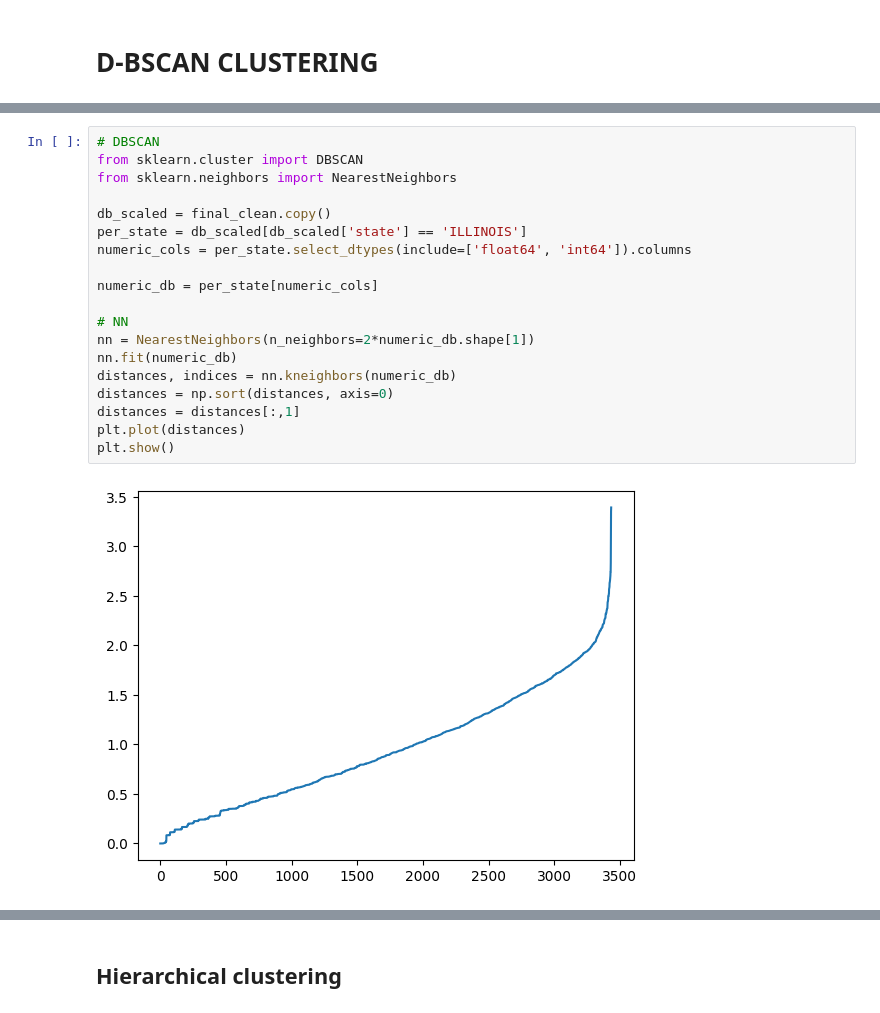
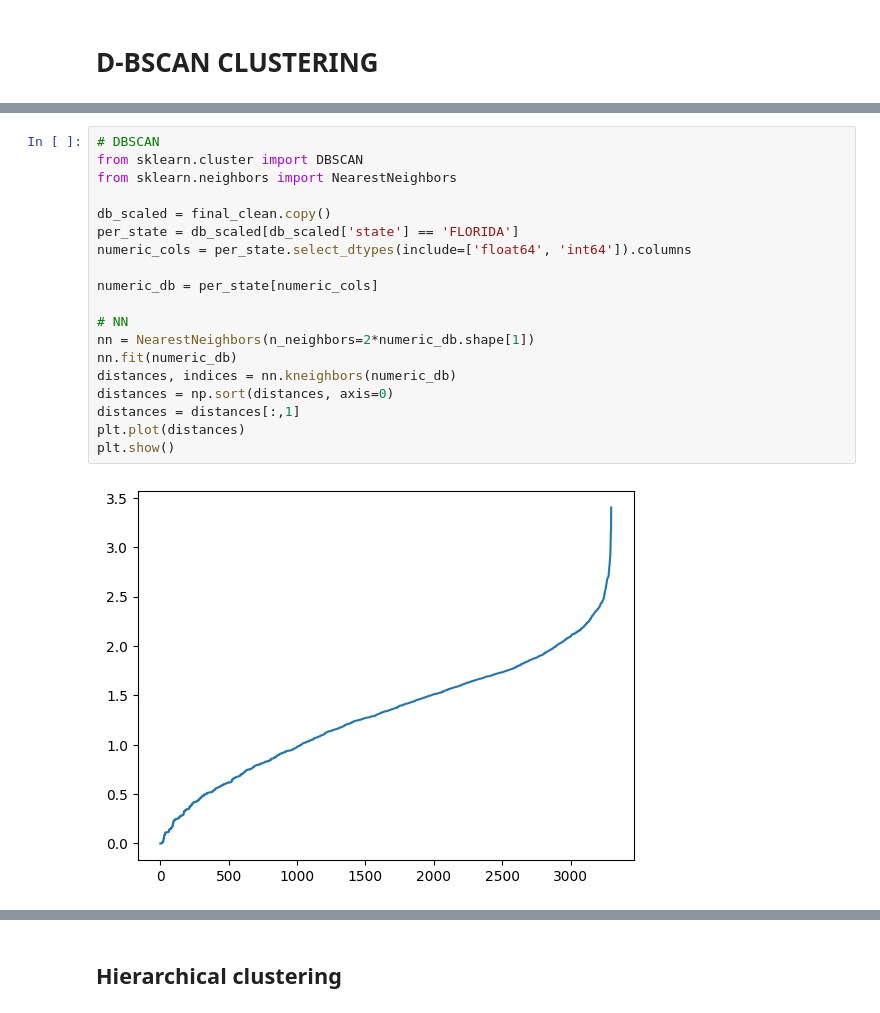
Before and after one commit to gentannipea/DataMining-2023, a Jupyter notebook: notebooks/Clustering.ipynb, the cells around one changed output, grey strips where cells are left out. Drawn from its saved outputs; the diff is of its cells as text.

```diff
--- a/notebooks/Clustering.ipynb
+++ b/notebooks/Clustering.ipynb
@@ -202,24 +225,24 @@ See the caveats in the documentation: https://pandas.pydata.org/pandas-docs/stab
 # %%
 # DBSCAN
 from sklearn.cluster import DBSCAN
 from sklearn.neighbors import NearestNeighbors
 
 db_scaled = final_clean.copy()
-per_state = db_scaled[db_scaled['state'] == 'ILLINOIS']
+per_state = db_scaled[db_scaled['state'] == 'FLORIDA']
 numeric_cols = per_state.select_dtypes(include=['float64', 'int64']).columns
 
 numeric_db = per_state[numeric_cols]
 
 # NN
 nn = NearestNeighbors(n_neighbors=2*numeric_db.shape[1])
 nn.fit(numeric_db)
 distances, indices = nn.kneighbors(numeric_db)
 distances = np.sort(distances, axis=0)
 distances = distances[:,1]
 plt.plot(distances)
 plt.show()
 # %% [output]
-[figure, old version]
+[figure, new version]
 # %%
 # DBSCAN
 from sklearn.cluster import DBSCAN
```
Also changed, not shown: parts of 10 cells of this notebook.
